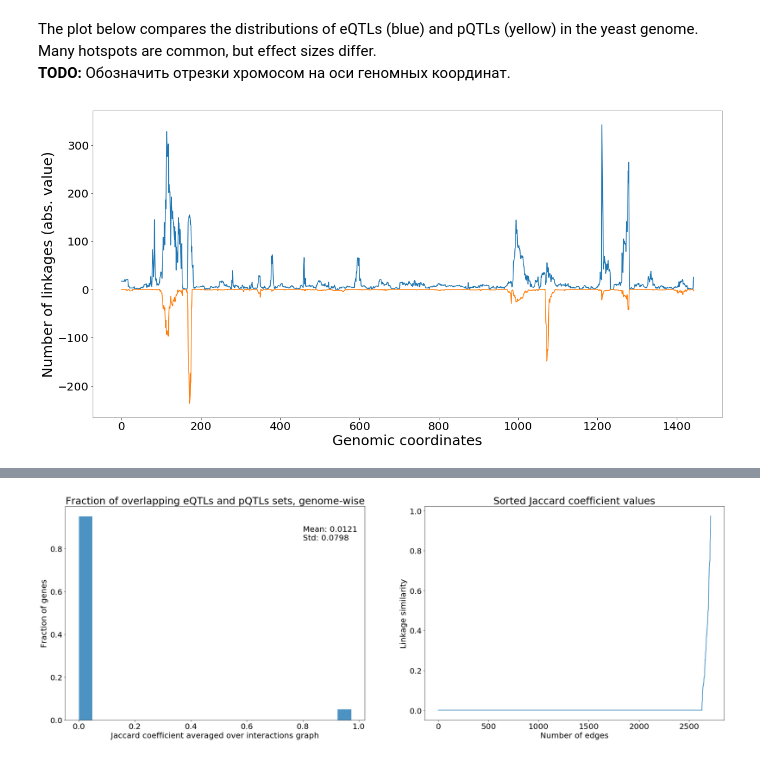
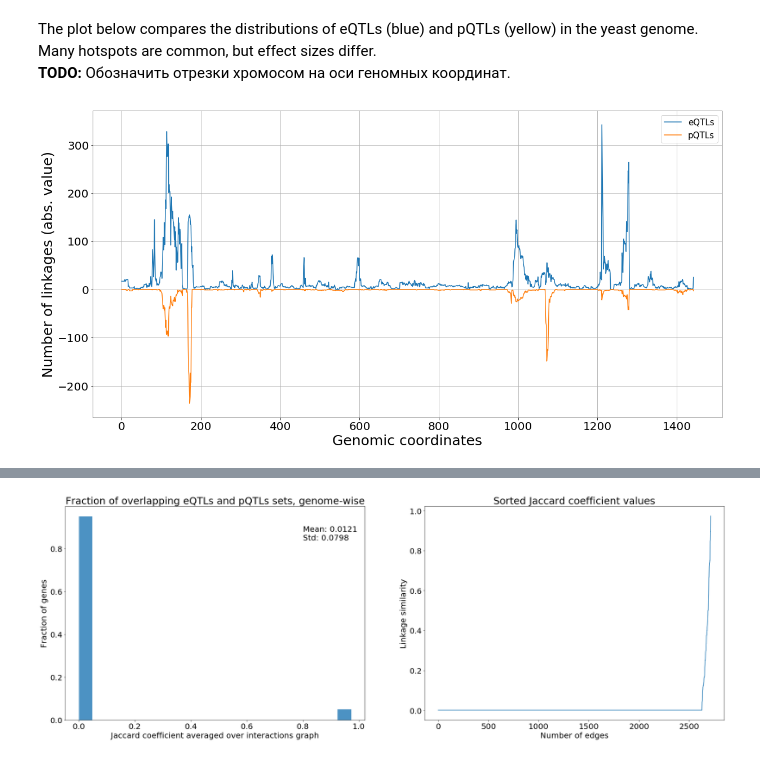
Before and after one commit to ivanov-v-v/PPINs-QTLs-Joint-Analysis, a Jupyter notebook: src/data_analysis.ipynb, the cells around one changed output, grey strips where cells are left out. Drawn from its saved outputs; the diff is of its cells as text; code cells hidden in the pictures.

```diff
--- a/src/data_analysis.ipynb
+++ b/src/data_analysis.ipynb
@@ -121,16 +121,16 @@ The plot below compares the distributions of eQTLs (blue) and pQTLs (yellow) in
 # %%
 eQTL_y = np.array(qtls.map_linkages_to_genome_location(eQTLs_df, full_genotypes_df)[1])
 pQTL_y = np.array(qtls.map_linkages_to_genome_location(pQTLs_df, full_genotypes_df)[1])
 
 plt.figure(figsize=(20, 10))
 plt.plot(eQTL_y, label="eQTLs")
 plt.plot(-pQTL_y, label="pQTLs")
 plt.xlabel("Genomic coordinates", fontsize=25)
 plt.ylabel("Number of linkages (abs. value)", fontsize=25)
 plt.xticks(fontsize=20)
 plt.yticks(fontsize=20)
+plt.legend(fontsize=15)
+plt.grid()
 plt.savefig("./img/linkages/eQTLs_pQTLs_combined.png")
-
-%reset_selective eQTL_y|pQTL_y
 # %% [output]
-[figure, old version]
+[figure, new version]
```
Also changed, not shown: parts of 7 cells of this notebook, 1 other file.
